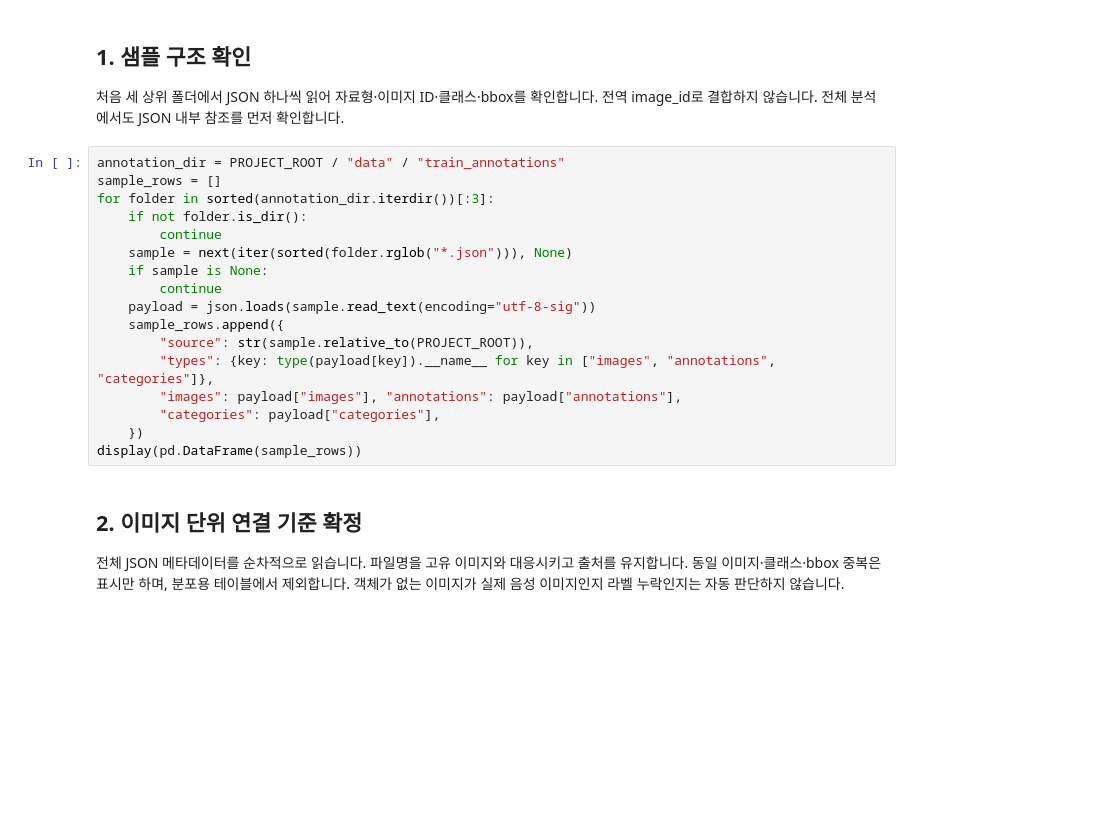
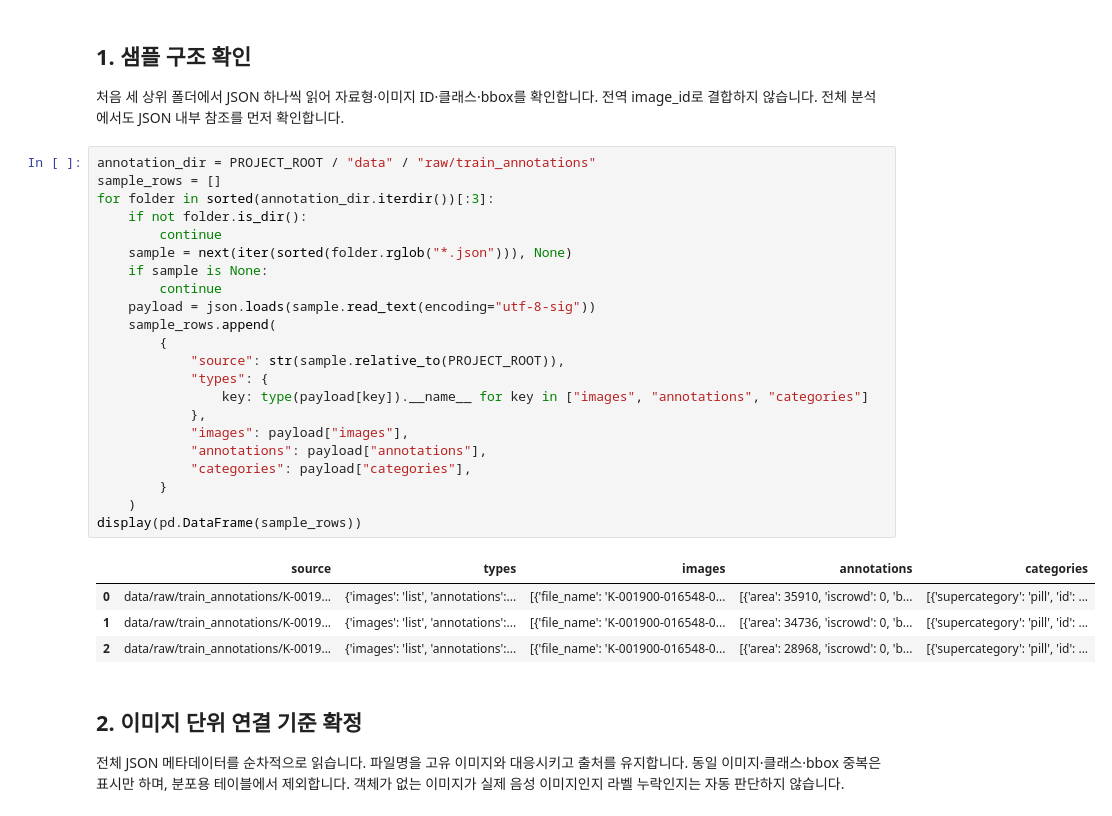
Before and after one commit to def-uk/pill-bbox, a Jupyter notebook: notebooks/sohee_eda.ipynb, the cells around one changed output. Drawn from its saved outputs; the diff is of its cells as text; blank space fills up the shorter version.

```diff
--- a/notebooks/sohee_eda.ipynb
+++ b/notebooks/sohee_eda.ipynb
@@ -41,22 +412,32 @@ print({"train_images": len(train_paths), "test_images": len(test_paths), "seed":
 처음 세 상위 폴더에서 JSON 하나씩 읽어 자료형·이미지 ID·클래스·bbox를 확인합니다.
 전역 image_id로 결합하지 않습니다. 전체 분석에서도 JSON 내부 참조를 먼저 확인합니다.
 # %%
-annotation_dir = PROJECT_ROOT / "data" / "train_annotations"
+annotation_dir = PROJECT_ROOT / "data" / "raw/train_annotations"
 sample_rows = []
 for folder in sorted(annotation_dir.iterdir())[:3]:
     if not folder.is_dir():
         continue
     sample = next(iter(sorted(folder.rglob("*.json"))), None)
     if sample is None:
         continue
     payload = json.loads(sample.read_text(encoding="utf-8-sig"))
-    sample_rows.append({
-        "source": str(sample.relative_to(PROJECT_ROOT)),
-        "types": {key: type(payload[key]).__name__ for key in ["images", "annotations", "categories"]},
-        "images": payload["images"], "annotations": payload["annotations"],
-        "categories": payload["categories"],
-    })
+    sample_rows.append(
+        {
+            "source": str(sample.relative_to(PROJECT_ROOT)),
+            "types": {
+                key: type(payload[key]).__name__ for key in ["images", "annotations", "categories"]
+            },
+            "images": payload["images"],
+            "annotations": payload["annotations"],
+            "categories": payload["categories"],
+        }
+    )
 display(pd.DataFrame(sample_rows))
+# %% [output]
+|  | source | types | images | annotations | categories |
+| 0 | data/raw/train_annotations/K-0019... | {'images': 'list', 'annotations':... | [{'file_name': 'K-001900-016548-0... | [{'area': 35910, 'iscrowd': 0, 'b... | [{'supercategory': 'pill', 'id': ... |
+| 1 | data/raw/train_annotations/K-0019... | {'images': 'list', 'annotations':... | [{'file_name': 'K-001900-016548-0... | [{'area': 34736, 'iscrowd': 0, 'b... | [{'supercategory': 'pill', 'id': ... |
+| 2 | data/raw/train_annotations/K-0019... | {'images': 'list', 'annotations':... | [{'file_name': 'K-001900-016548-0... | [{'area': 28968, 'iscrowd': 0, 'b... | [{'supercategory': 'pill', 'id': ... |
 # %% [markdown]
 ## 2. 이미지 단위 연결 기준 확정
 전체 JSON 메타데이터를 순차적으로 읽습니다. 파일명을 고유 이미지와 대응시키고 출처를 유지합니다.
```
Also changed, not shown: parts of 9 cells of this notebook.
